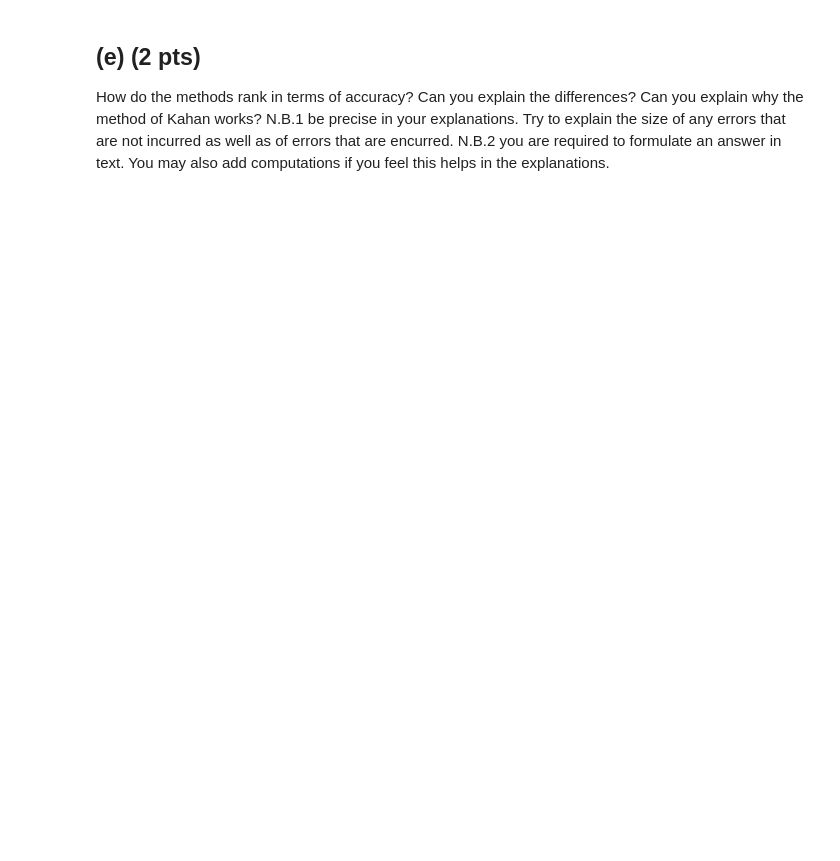
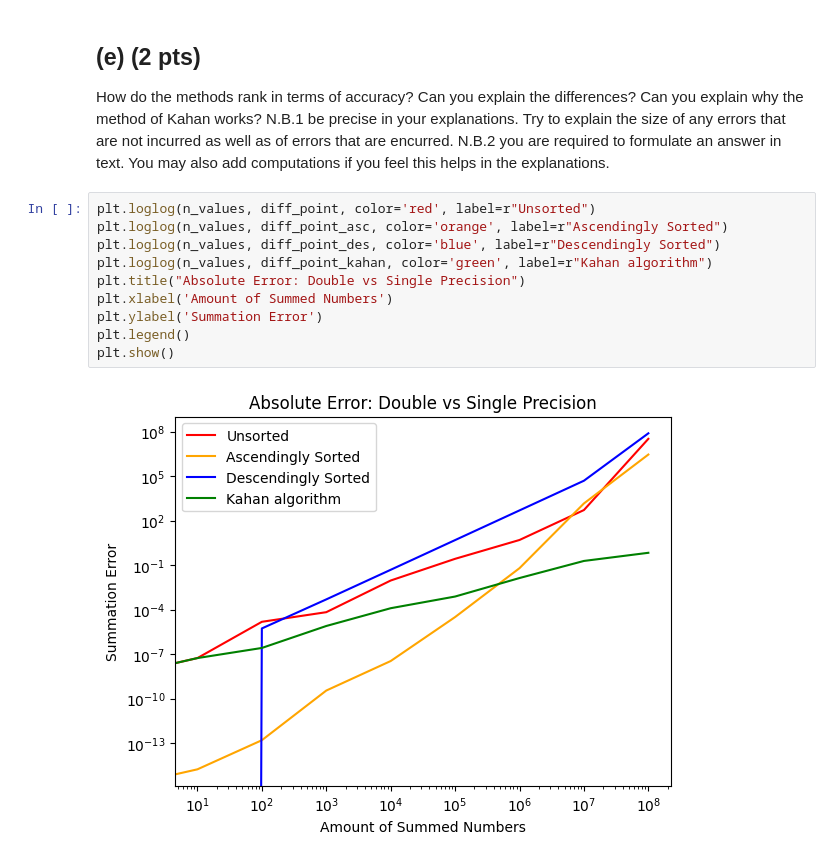
Before and after one commit to aM0NKE/NumericalAlgorithms, a Jupyter notebook: hw1_2022.ipynb, the cells around one changed output. Drawn from its saved outputs; the diff is of its cells as text; blank space fills up the shorter version.

```diff
--- a/hw1_2022.ipynb
+++ b/hw1_2022.ipynb
@@ -434,4 +446,16 @@ plt.show()
 How do the methods rank in terms of accuracy? Can you explain the differences? Can you explain why the method of Kahan works?
 N.B.1 be precise in your explanations. Try to explain the size of any errors that are not incurred as well as of errors that are encurred.
 N.B.2 you are required to formulate an answer in text. You may also add computations if you feel this helps in the explanations.
+# %%
+plt.loglog(n_values, diff_point, color='red', label=r"Unsorted")
+plt.loglog(n_values, diff_point_asc, color='orange', label=r"Ascendingly Sorted")
+plt.loglog(n_values, diff_point_des, color='blue', label=r"Descendingly Sorted")
+plt.loglog(n_values, diff_point_kahan, color='green', label=r"Kahan algorithm")
+plt.title("Absolute Error: Double vs Single Precision")
+plt.xlabel('Amount of Summed Numbers')
+plt.ylabel('Summation Error')
+plt.legend()
+plt.show()
+# %% [output]
+[figure, added]
 # %% [markdown]
```
Also changed, not shown: parts of 4 cells of this notebook.
